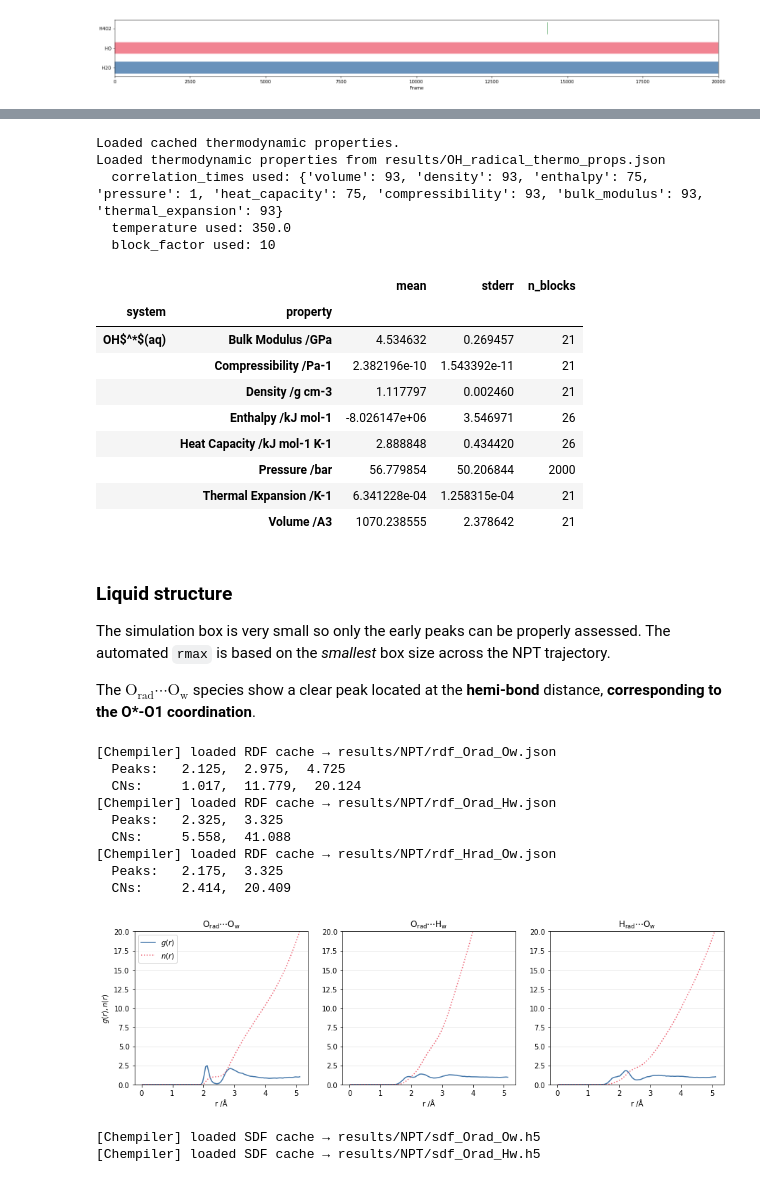
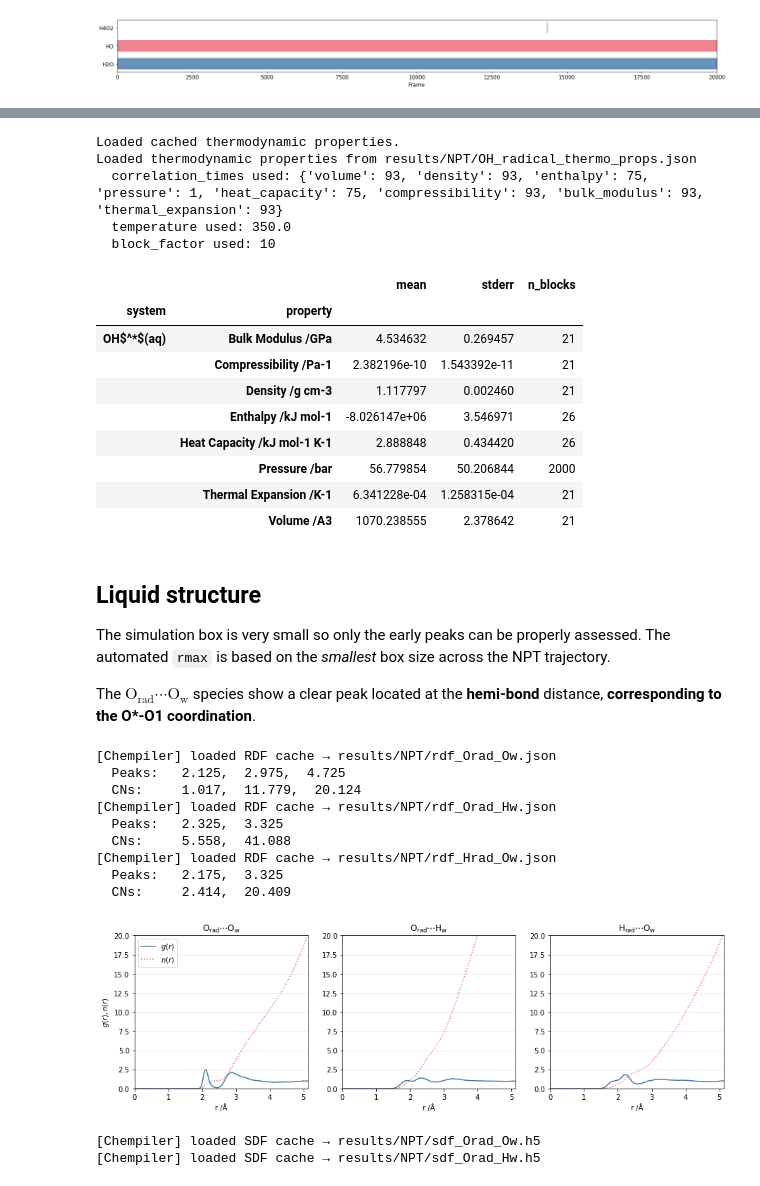
Before and after one commit to viktorsvahn/water, a Jupyter notebook: hydroxyl/OH_radical.ipynb, the cells around one changed output, grey strips where cells are left out. Cells and saved outputs as stored; diff of their text form; code cells hidden in the pictures.

```diff
--- a/hydroxyl/OH_radical.ipynb
+++ b/hydroxyl/OH_radical.ipynb
@@ -48,19 +39,19 @@ NPT_CALCFILE = data_path+'/MACE-POLAR-1-M/39_water_OH/neutral_doublet/NPT/39_wat
 NPT_TRAJFILE = data_path+'/MACE-POLAR-1-M/39_water_OH/neutral_doublet/NPT/39_water_OH.traj'
 # %%
 print('Reading OH• NPT trajectory...')
-traj = ChempilerTrajectory(
+npt_traj = ChempilerTrajectory(
     NPT_TRAJFILE,
     mode='molecular', covalent_scale=0.8, # NOTE: The small covalent scale is important to capture the O-H bond in the ion. To avoid seeing clusters of water molecules as bonded. IS THIS A MOTIF 'ISSUE'?
 )
 print('Building topology...')
-traj.build(
-    cache_file='tests/OH_rad_npt_cache.h5',
+npt_traj.build(
+    cache_file='tests/OH_rad_npt_cache.h5', # <--------------------------------------------- Consider changing the name of this directory
     companion=NPT_CALCFILE, # Consider dropping this if not part of the analysis...
     persistence=3, # Check if covalen_scale=1.0 works with a different persistence...
 )
 print('Done.')
 print('Molecular species in trajectory:')
-traj.summary()
+npt_traj.summary()
 # %% [output]
 Reading OH• NPT trajectory...
 Building topology...
@@ -76,31 +67,31 @@ Shown below is the segmentation of the trajectory based on molecular composition
 # %%
 # Dataframe
 rows = []
-for formula, _ in traj.summary().items():
-    segs = traj.lifetime_segments(formula)
+for formula, _ in npt_traj.summary().items():
+    segs = npt_traj.lifetime_segments(formula)
     lengths = np.array([e - s for s, e in segs])
     covered = lengths.sum()
     rows.append({
         'formula':  formula,
         'n_segs':   len(segs),
-        'coverage': f"{100 * covered / len(traj.frames):.1f}%",
+        'coverage': f"{100 * covered / len(npt_traj.frames):.1f}%",
         'min':      int(lengths.min()),
         'median':   int(np.median(lengths)),
         'mean':     f"{lengths.mean():.1f}",
         'max':      int(lengths.max()),
     })
 
-species = sorted(traj.summary().keys(), key=lambda f: -traj.summary()[f])
+species = sorted(npt_traj.summary().keys(), key=lambda f: -npt_traj.summary()[f])
 fig, ax = plt.subplots(figsize=(20, 0.5 * len(species) + 1))
 
 for i, (row_colour, formula) in enumerate( zip(cset, species) ):
-    for s, e in traj.lifetime_segments(formula):
-        ax.barh(i, e - s, left=s, height=0.6, color=row_colour, alpha=0.8)
+    for s, e in npt_traj.lifetime_segments(formula):
+        ax.barh(i, e - s, left=s, height=0.6, color=row_colour, alpha=0.8, edgecolor=row_colour, linewidth=1.5)
 
 ax.set_yticks(range(len(species)))
 ax.set_yticklabels(species)
 ax.set_xlabel('Frame')
-ax.set_xlim(0, len(traj.frames))
+ax.set_xlim(0, len(npt_traj.frames))
 plt.tight_layout()
 
 pd.DataFrame(rows).set_index('formula')
@@ -131,29 +122,29 @@ import utils.thermo_funcs as tf
 NPT_paths = {
     'OH$^*$(aq)': '/MACE-POLAR-1-M/39_water_OH/neutral_doublet/NPT/',
 }
-cache_file = 'results/NPT/OH_radical_thermo_props.json'
+npt_cache_file = 'results/NPT/OH_radical_thermo_props.json'
 
 
 try:
-    with open(cache_file, 'r') as f:
-        cached_thermo_props = json.load(f)
+    with open(npt_cache_file, 'r') as f:
+        cached_npt_props = json.load(f)
     print("Loaded cached thermodynamic properties.")
-    correlation_times = cached_thermo_props['correlation_times']
-    block_factor = cached_thermo_props['block_factor'] # Number of correlation times between uncorrelated blocks
+    correlation_times = cached_npt_props['correlation_times']
+    block_factor = cached_npt_props['block_factor'] # Number of correlation times between uncorrelated blocks
 
 except FileNotFoundError:
     print("No cache found: Computing correlation times and thermodynamic properties.")
     block_factor = 10 # Number of correlation times between uncorrelated blocks
 
     # Compute correlation times
-    traj_data = hf.load_data(
+    npt_traj_data = hf.load_data(
         NPT_paths,
         fname='*.traj',
         root_dir=data_path
     )
 
     # Check for unreliable estimates
-    tau_dict, unreliable = tf.estimate_correlation_times(traj_data)
+    tau_dict, unreliable = tf.estimate_correlation_times(npt_traj_data)
     if unreliable:
         print('Unreliable correlation-time estimates:', unreliable)
 
@@ -162,18 +153,18 @@ except FileNotFoundError:
         prop: round(tau) for prop, tau in tau_dict['OH$^*$(aq)'].items()
     }
 
-POLAR_thermo_df = hf.cached_thermo_props(
-    cache_file,
+npt_thermo_df = hf.cached_thermo_props(
+    npt_cache_file,
     NPT_paths,
     data_path,
     temperature=TEMPERATURE,
     correlation_times=correlation_times,
     block_factor=block_factor,
 )
-POLAR_thermo_df
+npt_thermo_df
 # %% [output]
 Loaded cached thermodynamic properties.
-Loaded thermodynamic properties from results/OH_radical_thermo_props.json
+Loaded thermodynamic properties from results/NPT/OH_radical_thermo_props.json
   correlation_times used: {'volume': 93, 'density': 93, 'enthalpy': 75, 'pressure': 1, 'heat_capacity': 75, 'compressibility': 93, 'bulk_modulus': 93, 'thermal_expansion': 93}
   temperature used: 350.0
   block_factor used: 10
@@ -188,54 +179,55 @@ Loaded thermodynamic properties from results/OH_radical_thermo_props.json
 |  | Thermal Expansion /K-1 | 6.341228e-04 | 1.258315e-04 | 21 |
 |  | Volume /A3 | 1070.238555 | 2.378642 | 21 |
 # %% [markdown]
-### Liquid structure
+## Liquid structure
 The simulation box is very small so only the early peaks can be properly assessed. The automated `rmax` is based on the *smallest* box size across the NPT trajectory.
 
 The $\text{O}_\text{rad} \cdots \text{O}_\text{w}$ species show a clear peak located at the **hemi-bond** distance, **corresponding to the O\*-O1 coordination**.
 # %%
 from chempiler import rdf_shells
 
-plts = {
+npt_plts = {
     '$\\text{O}_\\text{rad} \\cdots \\text{O}_\\text{w}$': ({"HO": "O"}, {"H2O": "O"}, 'results/NPT/rdf_Orad_Ow.json'),
     '$\\text{O}_\\text{rad} \\cdots \\text{H}_\\text{w}$': ({"HO": "O"}, {"H2O": "H"}, 'results/NPT/rdf_Orad_Hw.json'),
     '$\\text{H}_\\text{rad} \\cdots \\text{O}_\\text{w}$': ({"HO": "H"}, {"H2O": "O"}, 'results/NPT/rdf_Hrad_Ow.json'),
 }
 
 fig, axs = plt.subplots(1,3, figsize=(3*5, 4))
-for ax, (label, pair) in zip(axs, plts.items()):
+for ax, (label, pair) in zip(axs, npt_plts.items()):
     CTR, TGT, CACHE = pair
 
-    r, g, n = traj.rdf(
+    r, g, n = npt_traj.rdf(
         center=CTR,
         target=TGT,
         dr=0.05,
         integrate=True,
         cache_file=CACHE,
     )
     shells = rdf_shells(r, g, n, smooth_sigma=0.2)
 
     peaks = [str(p) for p in shells.peaks.round(decimals=3)]; print('  Peaks:  ', ',  '.join(peaks))
     cns = [str(c) for c in shells.cns.round(decimals=3)]; print('  CNs:    ', ',  '.join(cns))
 
     ax.plot(r,g, label='$g(r)$')
     ax.plot(r,n, ':', label='$n(r)$')
 
     ax.set_title(label)
     ax.set_xlabel('r /Å')
+    ax.set_xlim(0,r.max())
     ax.set_ylim(0,20)
     ax.grid(axis='y')
 
 axs[0].set_ylabel('$g(r), n(r)$')
 axs[0].legend();
 # %% [output]
 [Chempiler] loaded RDF cache → results/NPT/rdf_Orad_Ow.json
   Peaks:   2.125,  2.975,  4.725
   CNs:     1.017,  11.779,  20.124
 [Chempiler] loaded RDF cache → results/NPT/rdf_Orad_Hw.json
   Peaks:   2.325,  3.325
   CNs:     5.558,  41.088
 [Chempiler] loaded RDF cache → results/NPT/rdf_Hrad_Ow.json
   Peaks:   2.175,  3.325
   CNs:     2.414,  20.409
-[figure, old version]
+[figure, new version]
 # %%
```
Also changed, not shown: parts of 30 cells of this notebook.
